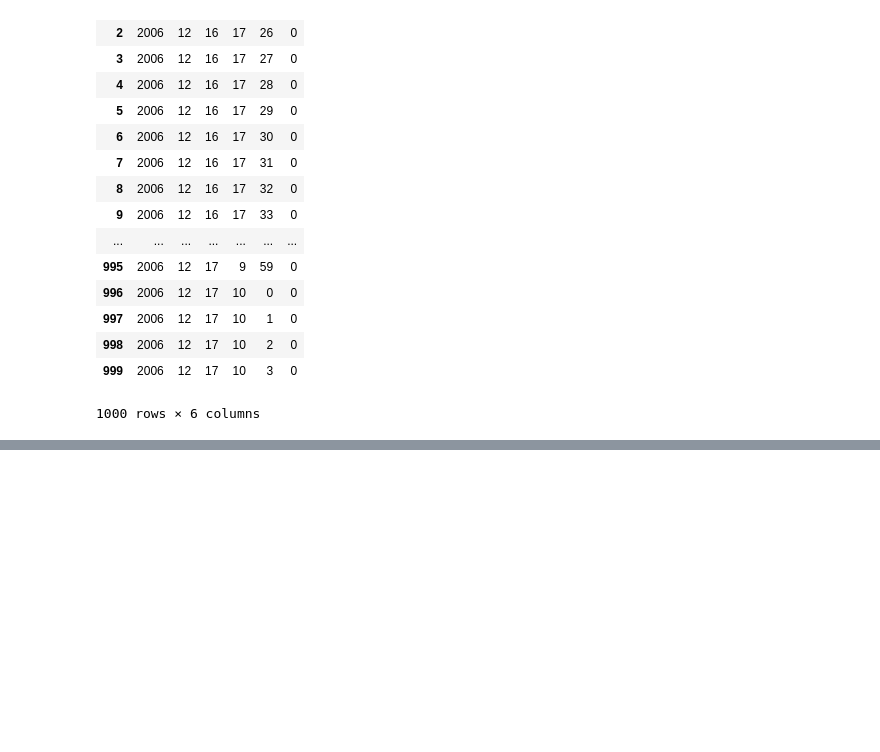
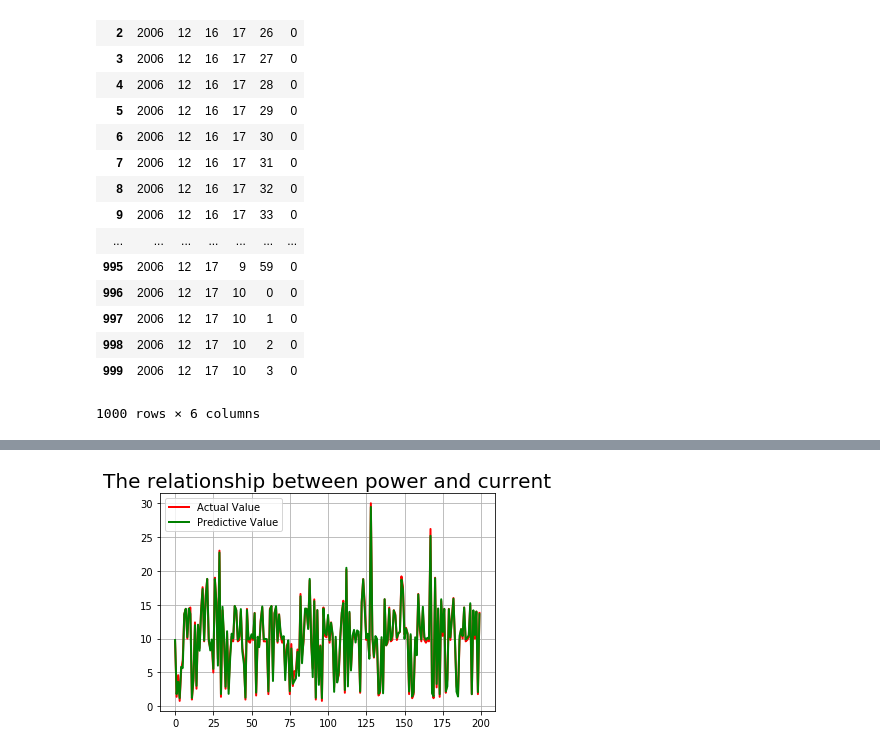
Before and after one commit to HunterArley/MLDemo, a Jupyter notebook: 01_用电预测：线性回归算法（时间与功率&功率与电压）.ipynb, the cells around one changed output, grey strips where cells are left out. Drawn from its saved outputs; the diff is of its cells as text; code cells hidden in the pictures; blank space fills up the shorter version.

```diff
--- a/01_用电预测：线性回归算法（时间与功率&功率与电压）.ipynb
+++ b/01_用电预测：线性回归算法（时间与功率&功率与电压）.ipynb
@@ -83,0 +140,3 @@ X_test=ss.transform(X_test)
+# %%
+#结果预测
+Y2_predict=lr2.predict(X2_test)
@@ -83,0 +150,13 @@ X_test=ss.transform(X_test)
+# %%
+# 绘制图标
+# 电流关系
+t=np.arange(len(X2_test))
+plt.figure(facecolor='w')
+plt.plot(t,Y2_test,'r-',linewidth=2,label='Actual Value')
+plt.plot(t,Y2_predict,'g-',linewidth=2,label='Predictive Value')
+plt.legend(loc='upper left')
+plt.title(u'The relationship between power and current',fontsize=20)#线性回归预测功率与电流之间的关系
+plt.grid(b=True)
+plt.show()
+# %% [output]
+[figure, added]
```
Also changed, not shown: parts of 6 cells of this notebook, 7 other files.
